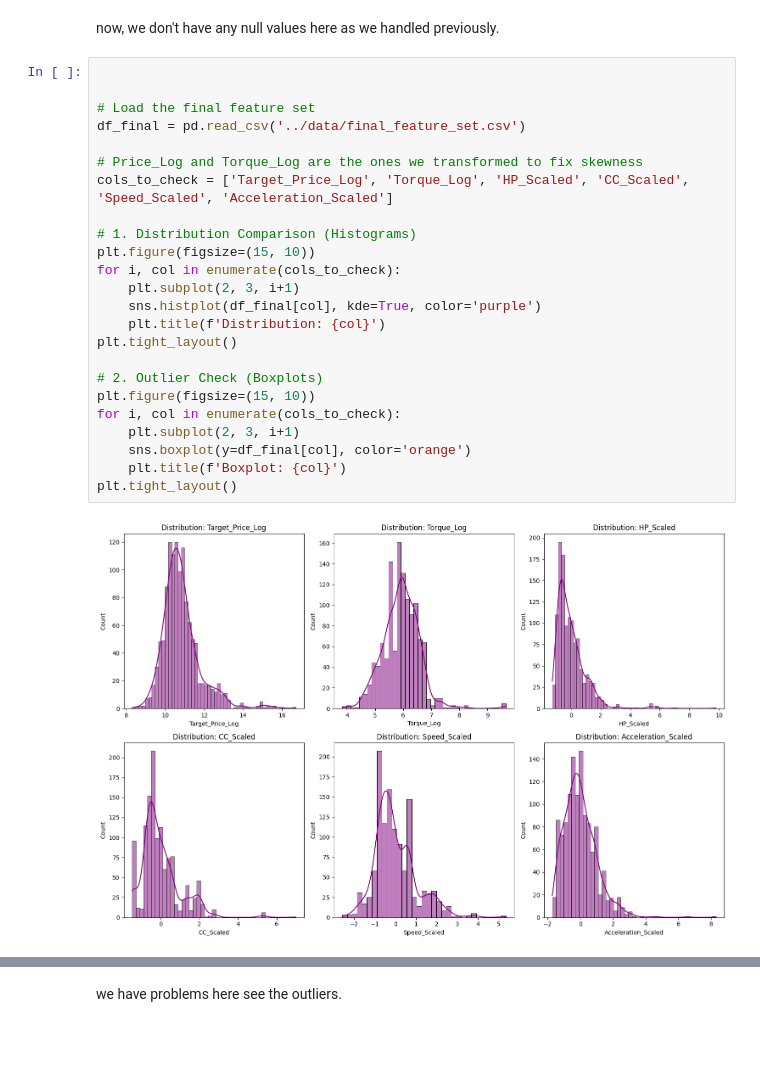
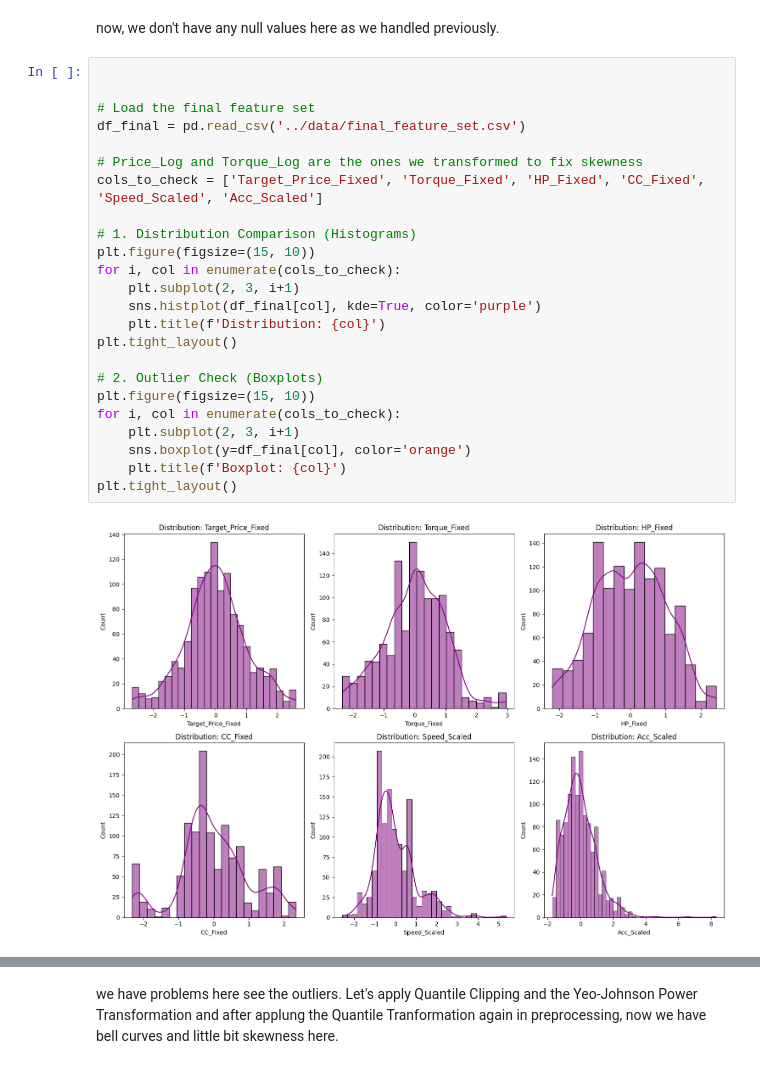
Before and after one commit to orbimatrix/Cars-Collection-DS, a Jupyter notebook: notebooks/Final_EDA.ipynb, the cells around one changed output, grey strips where cells are left out. Drawn from its saved outputs; the diff is of its cells as text; blank space fills up the shorter version.

```diff
--- a/notebooks/Final_EDA.ipynb
+++ b/notebooks/Final_EDA.ipynb
@@ -38,26 +38,26 @@ now, we don't have any null values here as we handled previously.
 # %%
 
 
 # Load the final feature set
 df_final = pd.read_csv('../data/final_feature_set.csv')
 
 # Price_Log and Torque_Log are the ones we transformed to fix skewness
-cols_to_check = ['Target_Price_Log', 'Torque_Log', 'HP_Scaled', 'CC_Scaled', 'Speed_Scaled', 'Acceleration_Scaled']
+cols_to_check = ['Target_Price_Fixed', 'Torque_Fixed', 'HP_Fixed', 'CC_Fixed', 'Speed_Scaled', 'Acc_Scaled']
 
 # 1. Distribution Comparison (Histograms)
 plt.figure(figsize=(15, 10))
 for i, col in enumerate(cols_to_check):
     plt.subplot(2, 3, i+1)
     sns.histplot(df_final[col], kde=True, color='purple')
     plt.title(f'Distribution: {col}')
 plt.tight_layout()
 
 # 2. Outlier Check (Boxplots)
 plt.figure(figsize=(15, 10))
 for i, col in enumerate(cols_to_check):
     plt.subplot(2, 3, i+1)
     sns.boxplot(y=df_final[col], color='orange')
     plt.title(f'Boxplot: {col}')
 plt.tight_layout()
 # %% [output]
-[figure, old version]
+[figure, new version]
@@ -65,2 +65,2 @@ plt.tight_layout()
 # %% [markdown]
-we have problems here see the outliers.
+we have problems here see the outliers. Let's apply Quantile Clipping and the Yeo-Johnson Power Transformation and after applung the Quantile Tranformation again in preprocessing, now we have bell curves and little bit skewness here.
```
Also changed, not shown: parts of 1 cell of this notebook, 4 other files.
